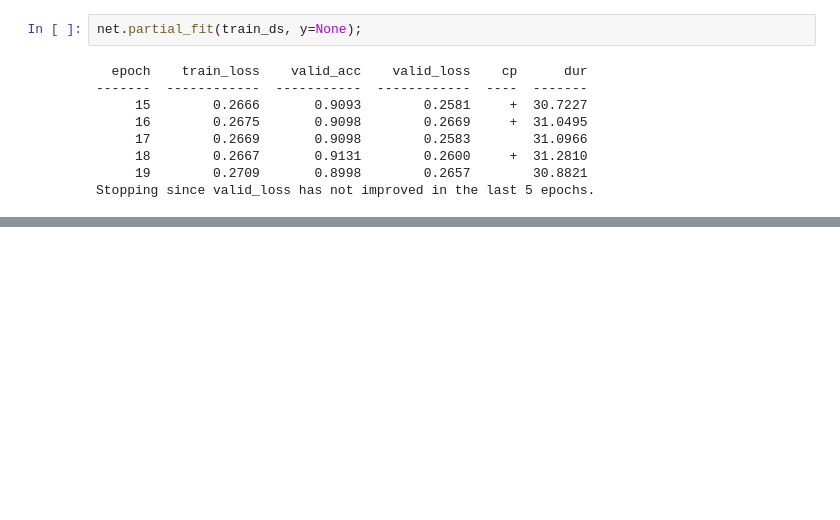
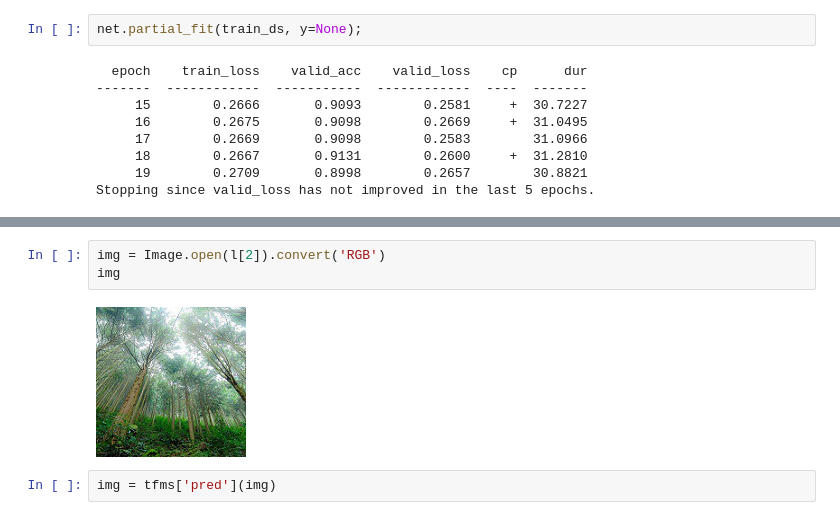
Before and after one commit to sudarshan85/adversarial_demo, a Jupyter notebook: skorch.ipynb, the cells around one changed output, grey strips where cells are left out. Saved outputs shown, nothing was run; the diff lists cells and outputs as text; blank space fills up the shorter version.

```diff
--- a/skorch.ipynb
+++ b/skorch.ipynb
@@ -260,0 +301,7 @@ loss_fn(pred, labels)
+# %%
+img = Image.open(l[2]).convert('RGB')
+img
+# %% [output]
+[figure, added]
+# %%
+img = tfms['pred'](img)
```
Also changed, not shown: parts of 26 cells of this notebook.
